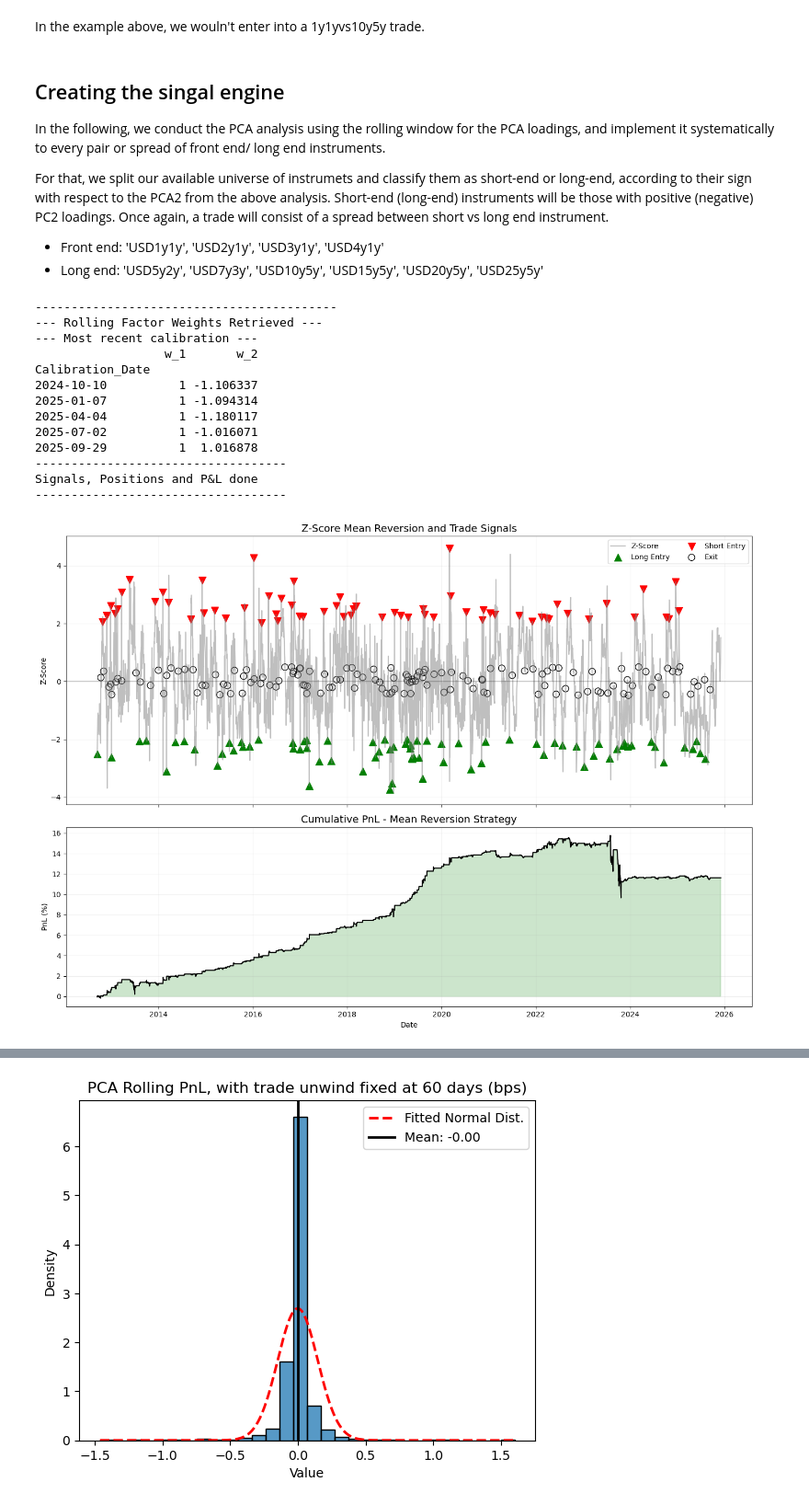
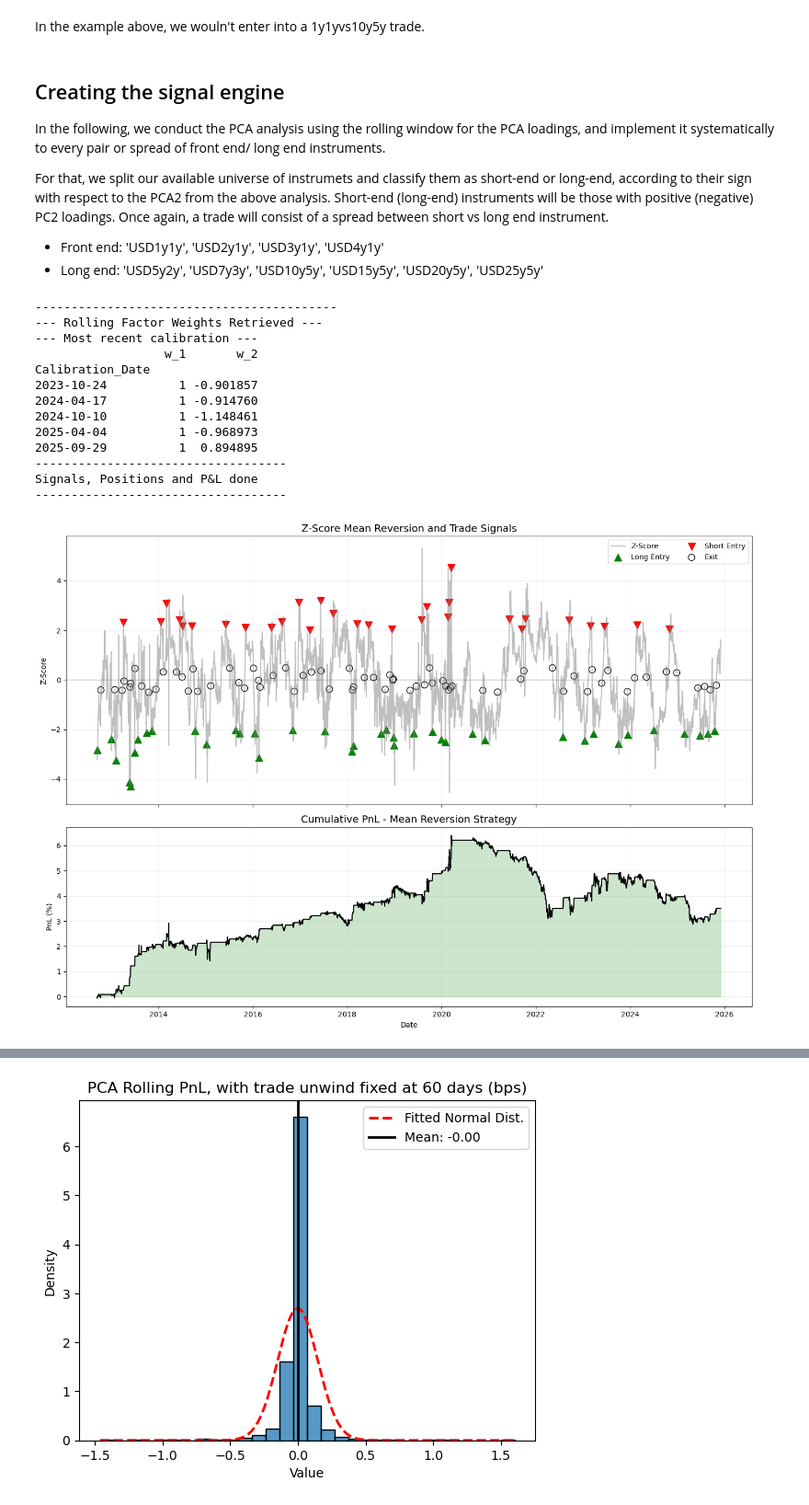
Before and after one commit to hedge-fund-strats/yield-curve-slope-trading, a Jupyter notebook: trading-strat-steepeners-flatteners.ipynb, the cells around one changed output, grey strips where cells are left out. Shown at 92% size. Cells and saved outputs as stored; diff of their text form; code cells hidden in the pictures.

Commit message:
Last update of Mean - Reversion

```diff
--- a/trading-strat-steepeners-flatteners.ipynb
+++ b/trading-strat-steepeners-flatteners.ipynb
@@ -173,7 +173,7 @@ Z-score <0 signal []
 # %% [markdown]
 In the example above, we wouln't enter into a 1y1yvs10y5y trade.
 # %% [markdown]
-## Creating the singal engine
+## Creating the signal engine
 
 In the following, we conduct the PCA analysis using the rolling window for the PCA loadings, and implement it systematically to every pair or spread of front end/ long end instruments.
 
@@ -185,30 +185,30 @@ For that, we split our available universe of instrumets and classify them as sho
 # %%
 import module_rollingPCA_Spread as cm
 
 #Global Parameters:
 years_corr = 1
-years_vol = 0.25
+years_vol = 0.5
 periods_corr = round(years_corr*252)
 periods_vol = round(years_vol*252)
-instruments = ["USD4y1y", "USD25y5y"]
+instruments = ["USD1y1y", "USD20y5y"]
 
 rolling_spread = cm.SpreadTradesRollingPCA(fwd_swap_rates, periods_corr, periods_vol, instruments) #-> Instantiate object
 _= rolling_spread.spread_weigths_rollPCA() # -> Set the weights
-mean_reversion_trading = rolling_spread.zscore_spread_trades(30, 2, 0.5) # -> Get z-score signals and position
-results_dict = rolling_spread.summarize_strategy_performance()
+mean_reversion_trading = rolling_spread.zscore_spread_trades(60, 2, 0.5) # -> Get z-score signals and position
+results_dict = rolling_spread.summarize_trade_performance()
 cm.plot_backtest_summary(mean_reversion_trading)
 # %% [output]
 ------------------------------------------
 --- Rolling Factor Weights Retrieved ---
 --- Most recent calibration ---
                   w_1       w_2
 Calibration_Date
-2024-10-10          1 -1.106337
-2025-01-07          1 -1.094314
-2025-04-04          1 -1.180117
-2025-07-02          1 -1.016071
-2025-09-29          1  1.016878
+2023-10-24          1 -0.901857
+2024-04-17          1 -0.914760
+2024-10-10          1 -1.148461
+2025-04-04          1 -0.968973
+2025-09-29          1  0.894895
 -----------------------------------
 Signals, Positions and P&L done
 -----------------------------------
-[figure, old version]
+[figure, new version]
```
Also changed, not shown: parts of 4 cells of this notebook, 1 other file.
